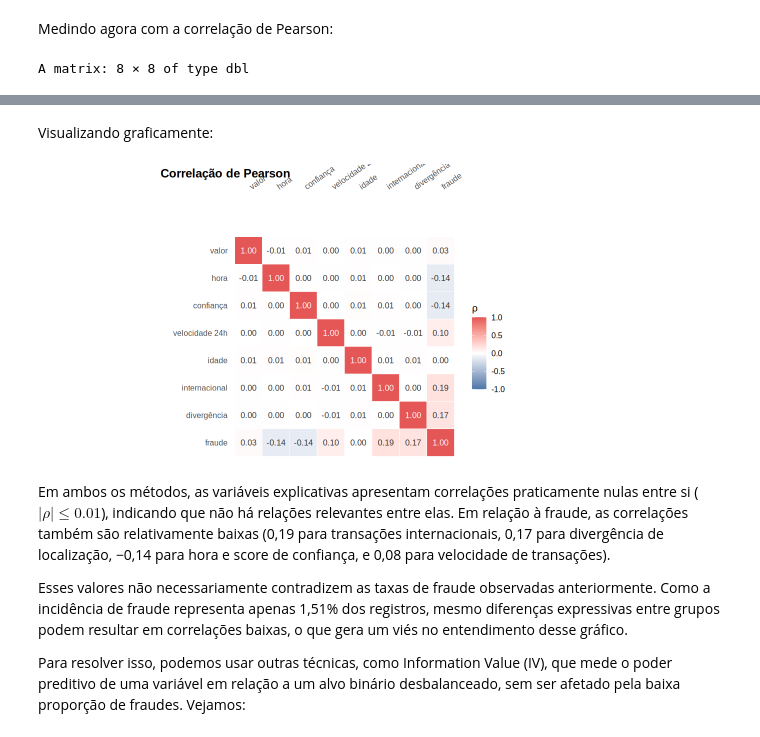
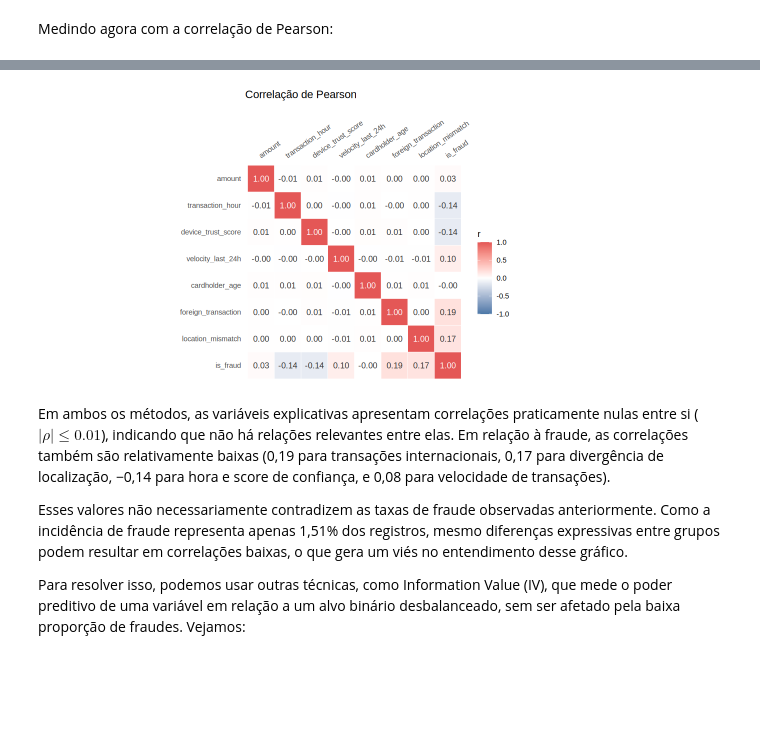
Before and after one commit to luiseduaardo/credit-card-fraud-detection, a Jupyter notebook: analysis.ipynb, the cells around one changed output, grey strips where cells are left out. Saved outputs shown, nothing was run; the diff lists cells and outputs as text; code cells hidden in the pictures; blank space fills up the shorter version.

```diff
--- a/analysis.ipynb
+++ b/analysis.ipynb
@@ -817,10 +800,27 @@ Medindo agora com a correlação de Pearson:
 # %%
 matriz <- dados[, numericas]
 matriz$foreign_transaction <- as.integer(dados$foreign_transaction == "Sim")
-matriz$location_mismatch <- as.integer(dados$location_mismatch == "Sim")
-matriz$is_fraud <- as.integer(dados$is_fraud == "Fraude")
+matriz$location_mismatch   <- as.integer(dados$location_mismatch == "Sim")
+matriz$is_fraud            <- as.integer(dados$is_fraud == "Fraude")
 
-correlacao_pearson <- cor(matriz, method = "pearson")
-round(correlacao_pearson, 2)
+correlacao_pearson <- cor(matriz, method = "pearson", use = "pairwise.complete.obs")
+
+ordem <- colnames(correlacao_pearson)
+cor_long <- as.data.frame(as.table(correlacao_pearson), responseName = "r")
+names(cor_long)[1:2] <- c("x", "y")
+cor_long$x <- factor(cor_long$x, levels = ordem)
+cor_long$y <- factor(cor_long$y, levels = rev(ordem))
+
+ggplot(cor_long, aes(x, y, fill = r)) +
+  geom_tile(color = "white") +
+  geom_text(aes(label = sprintf("%.2f", r + 0)),
+            color = ifelse(abs(cor_long$r) > 0.6, "white", "#333333"), size = 3.5) +
+  scale_fill_gradient2(low = "#4C78A8", mid = "white", high = "#E45756",
+                       limits = c(-1, 1), name = "r") +
+  scale_x_discrete(position = "top") +
+  coord_fixed() +
+  theme_minimal() +
+  theme(axis.text.x = element_text(angle = 35, hjust = 0, vjust = 0),
+        panel.grid = element_blank()) +
+  labs(title = "Correlação de Pearson", x = NULL, y = NULL)
 # %% [output]
-A matrix: 8 × 8 of type dbl
@@ -836,29 +827,4 @@ A matrix: 8 × 8 of type dbl
+[figure, added]
-# %% [markdown]
-Visualizando graficamente:
-# %%
-nomes_curtos <- c(amount = "valor", transaction_hour = "hora", device_trust_score = "confiança",
-                  velocity_last_24h = "velocidade 24h", cardholder_age = "idade",
-                  foreign_transaction = "internacional", location_mismatch = "divergência",
-                  is_fraud = "fraude")
-ordem <- colnames(correlacao_pearson)
-cor_long <- as.data.frame(as.table(correlacao_pearson))
-names(cor_long) <- c("x", "y", "rho")
-cor_long$x <- factor(cor_long$x, levels = ordem)
-cor_long$y <- factor(cor_long$y, levels = rev(ordem))
-
-ggplot(cor_long, aes(x, y, fill = rho)) +
-  geom_tile(color = "white") +
-  geom_text(aes(label = sprintf("%.2f", round(rho, 2) + 0), color = abs(rho) > 0.6), size = 3.5, show.legend = FALSE) +
-  scale_color_manual(values = c("TRUE" = "white", "FALSE" = "#333333")) +
-  scale_fill_gradient2(low = "#4C78A8", mid = "white", high = "#E45756", limits = c(-1, 1), name = "ρ") +
-  scale_x_discrete(labels = nomes_curtos, position = "top") +
-  scale_y_discrete(labels = nomes_curtos) +
-  coord_fixed() +
-  theme(axis.text.x = element_text(angle = 35, hjust = 0), panel.grid = element_blank(),
-        legend.position = "right") +
-  labs(title = "Correlação de Pearson", x = NULL, y = NULL)
-# %% [output]
-[figure, removed]
 # %% [markdown]
 Em ambos os métodos, as variáveis explicativas apresentam correlações praticamente nulas entre si ($|\rho| \leq 0.01$), indicando que não há relações relevantes entre elas. Em relação à fraude, as correlações também são relativamente baixas (0,19 para transações internacionais, 0,17 para divergência de localização, −0,14 para hora e score de confiança, e 0,08 para velocidade de transações).
 
```
Also changed, not shown: parts of 19 cells of this notebook.
